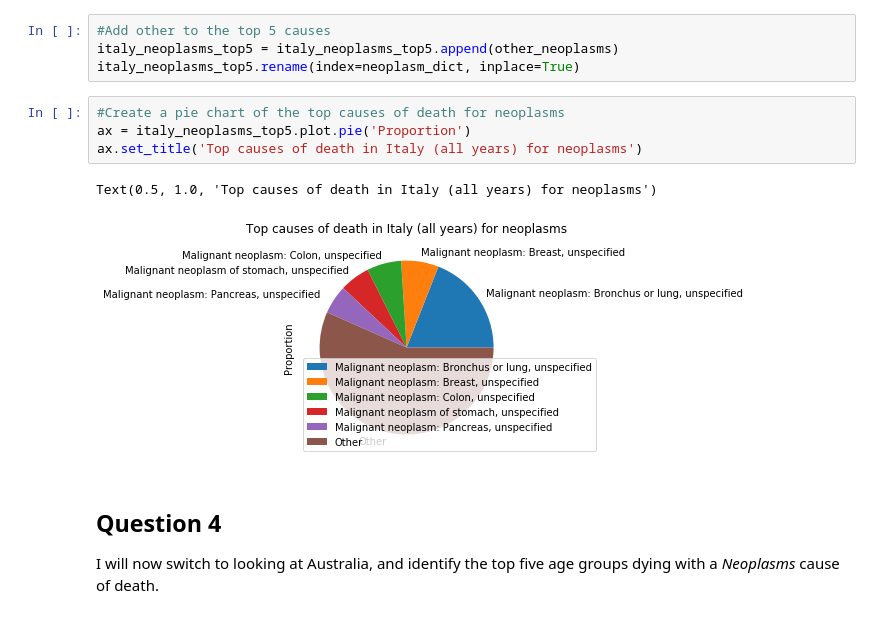
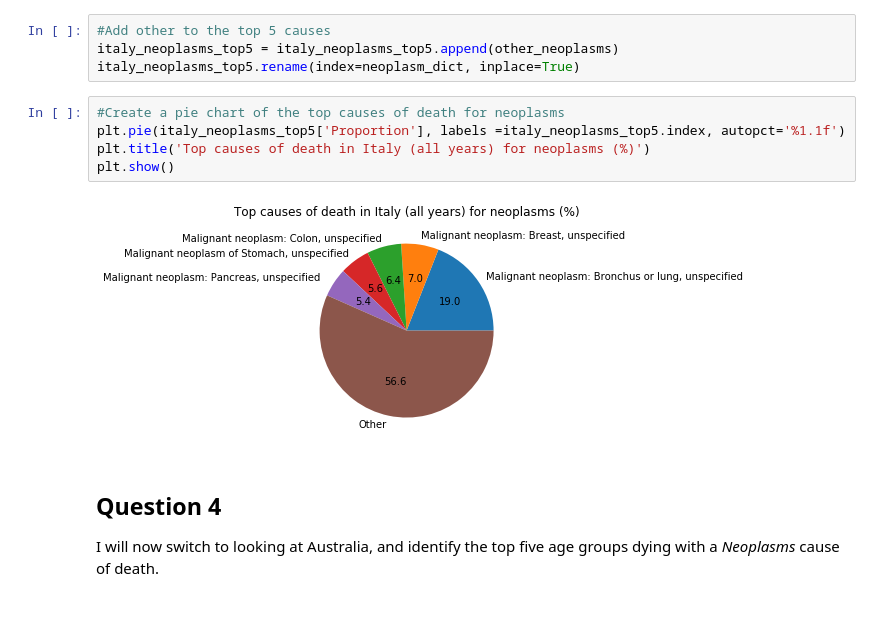
Before and after one commit to gtdalton/Health-Data-Science-MSc, a Jupyter notebook: WHO Mortality Analysis.ipynb, the cells around one changed output. Drawn from its saved outputs; the diff is of its cells as text.

Commit message:
pie chart update

```diff
--- a/WHO Mortality Analysis.ipynb
+++ b/WHO Mortality Analysis.ipynb
@@ -200,11 +200,11 @@ italy_neoplasms_top5 = italy_neoplasms_top5.append(other_neoplasms)
 italy_neoplasms_top5.rename(index=neoplasm_dict, inplace=True)
 # %%
 #Create a pie chart of the top causes of death for neoplasms
-ax = italy_neoplasms_top5.plot.pie('Proportion')
-ax.set_title('Top causes of death in Italy (all years) for neoplasms')
+plt.pie(italy_neoplasms_top5['Proportion'], labels =italy_neoplasms_top5.index, autopct='%1.1f')
+plt.title('Top causes of death in Italy (all years) for neoplasms (%)')
+plt.show()
 # %% [output]
-Text(0.5, 1.0, 'Top causes of death in Italy (all years) for neoplasms')
-[figure, old version]
+[figure, new version]
 # %% [markdown]
 ## Question 4
 I will now switch to looking at Australia, and identify the top five age groups dying with a *Neoplasms* cause of death.
```
Also changed, not shown: parts of 1 cell of this notebook, 1 other file.
